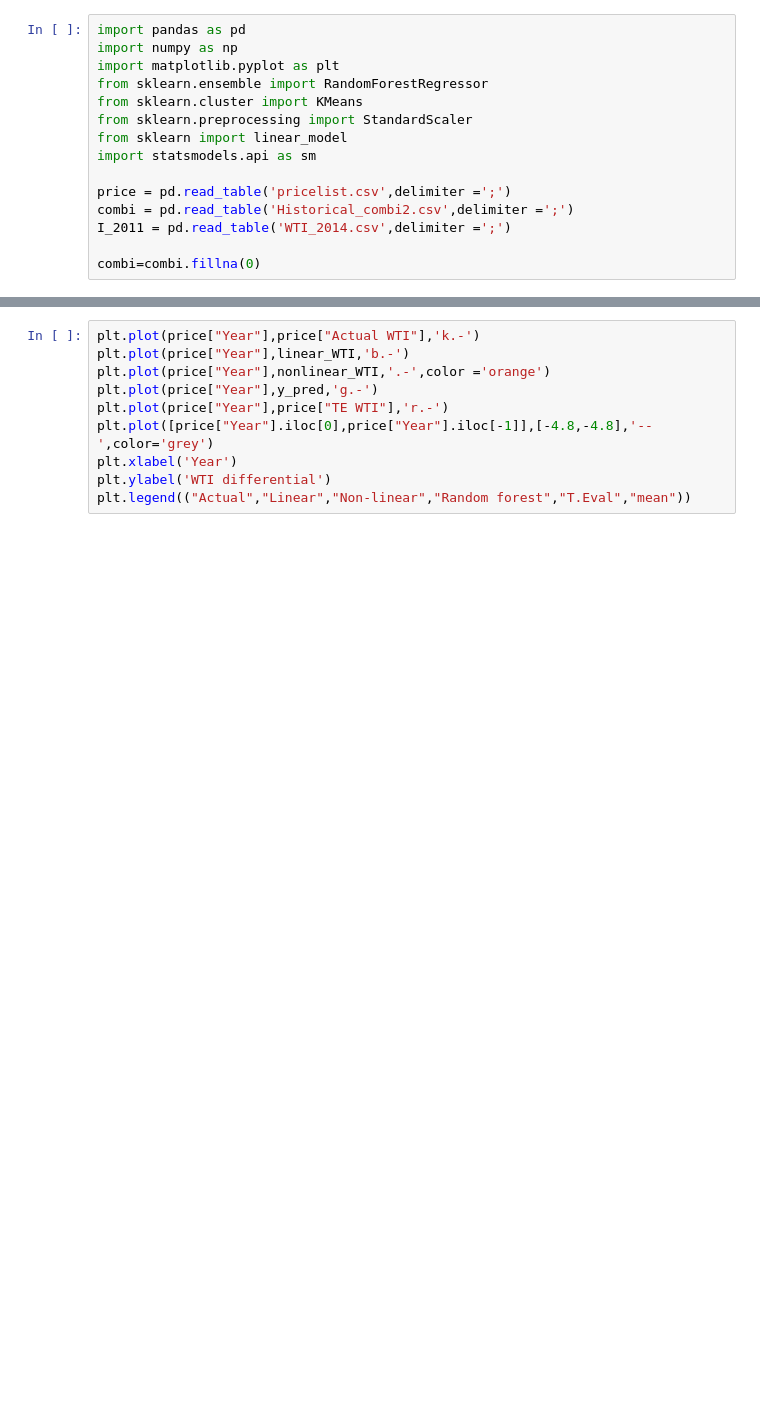
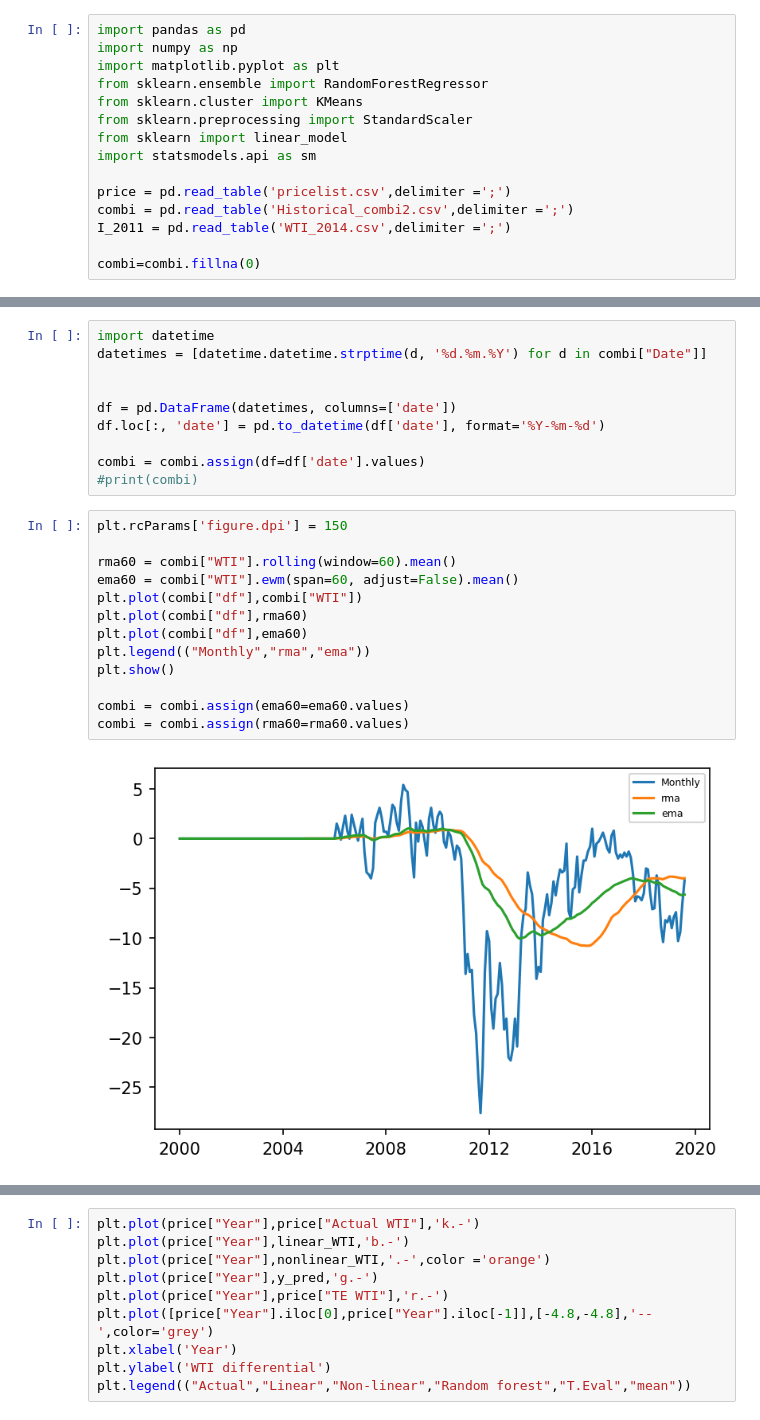
Before and after one commit to kaibawong/differential, a Jupyter notebook: WTI_pred.ipynb, the cells around one changed output, grey strips where cells are left out. Drawn from its saved outputs; the diff is of its cells as text; blank space fills up the shorter version.

```diff
--- a/WTI_pred.ipynb
+++ b/WTI_pred.ipynb
@@ -23,3 +23,28 @@ I_2011
 | 3 | 2011 | 100.0 | 1.37 | -4.22 | -17.94 | 12.34 | ... |
 | 4 | 2012 | 100.0 | -6.84 | -11.13 | -27.50 | 4.18 | ... |
 | 5 | 2013 | 100.0 | -7.03 | -12.15 | -30.05 | 3.69 | ... |
+# %%
+import datetime
+datetimes = [datetime.datetime.strptime(d, '%d.%m.%Y') for d in combi["Date"]]
+
+
+df = pd.DataFrame(datetimes, columns=['date'])
+df.loc[:, 'date'] = pd.to_datetime(df['date'], format='%Y-%m-%d')
+
+combi = combi.assign(df=df['date'].values)
+#print(combi)
+# %%
+plt.rcParams['figure.dpi'] = 150
+
+rma60 = combi["WTI"].rolling(window=60).mean()
+ema60 = combi["WTI"].ewm(span=60, adjust=False).mean()
+plt.plot(combi["df"],combi["WTI"])
+plt.plot(combi["df"],rma60)
+plt.plot(combi["df"],ema60)
+plt.legend(("Monthly","rma","ema"))
+plt.show()
+
+combi = combi.assign(ema60=ema60.values)
+combi = combi.assign(rma60=rma60.values)
+# %% [output]
+[figure, added]
```
Also changed, not shown: parts of 11 cells of this notebook, 16 other files.
